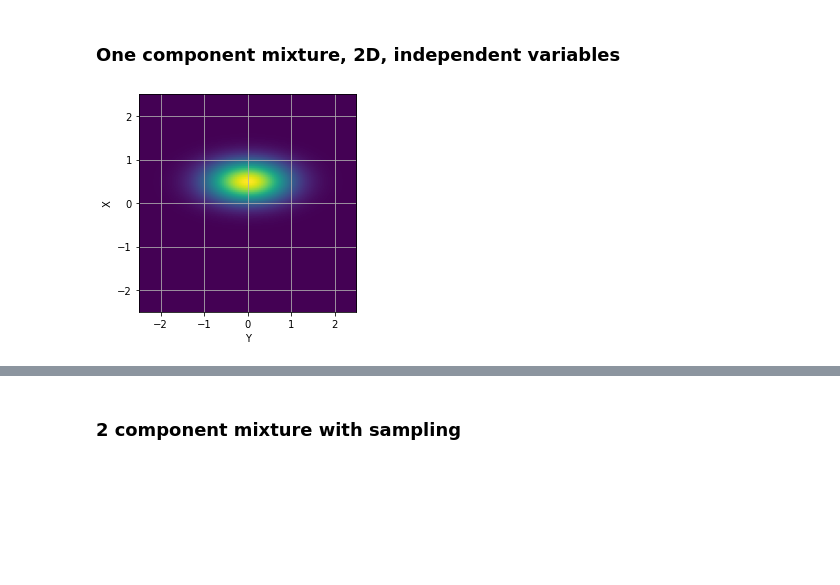
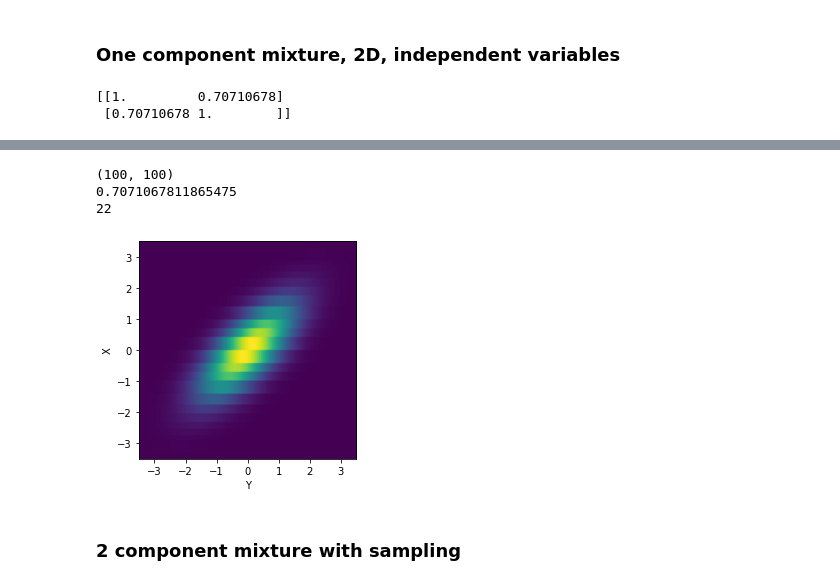
Before and after one commit to Whatisthisname/bayesian_network_to_spn, a Jupyter notebook: nb_basic_tests.ipynb, the cells around one changed output, grey strips where cells are left out. Saved outputs shown, nothing was run; the diff lists cells and outputs as text; code cells hidden in the pictures; blank space fills up the shorter version.

```diff
--- a/nb_basic_tests.ipynb
+++ b/nb_basic_tests.ipynb
@@ -6,15 +6,30 @@ if "spnhelp" in sys.modules.keys():
     del sys.modules["spnhelp"]
 import spnhelp
 from spn.structure.leaves.parametric.Parametric import Gaussian, Uniform
+from spn.structure.Base import get_number_of_nodes, Product
 import numpy as np
 import matplotlib.pyplot as plt
 import scipy.stats as stats
 from spn.algorithms.Inference import likelihood
-
-spn = Gaussian(mean=0.5, stdev=0.333, scope=0) * Gaussian(mean=0, stdev=0.66, scope=1)
-
-info = spnhelp.get_pdf_grid_values(spn, (5, 5), np.array([0, 0]), 100)
-ax = spnhelp.show_data(info);
-ax.grid(True)
+import clg
+import math
-# %% [output]
-[figure, removed]
+# %%
+X = "X" @ clg.noise
+a=0.5
+Y = "Y" @ (math.sqrt(a)*X + math.sqrt(1-a)*clg.noise)
+# display(X.get_graph(True))
+print(X.get_Σ().to_numpy())
+spn = spnhelp.clg_to_spn(X, crit_param=0.5, crit=spnhelp.CRIT_bounded_width, sloped=False)
+# spnhelp.plot_marginals(spn, X)
+display(spnhelp.get_spn_graph(spn, X))
+info1 = spnhelp.get_pdf_grid_values(spn, (7, 7), offset = np.array([0, 0]), resolution=100, )
+info2 = spnhelp.get_pdf_grid_values(spn, (7, 7), offset = np.array([0, 0]), resolution=100, pdf = lambda x : stats.multivariate_normal.pdf(x=x, mean = [0,0], cov=X.get_Σ().to_numpy()))
+total = np.row_stack([info1[0], info2[0]])
+total = info1[0]
+print(total.shape)
+spnhelp.show_data((total, (7, 7),  np.array([0, 0])))
+print(1/math.sqrt(2))
+print(get_number_of_nodes(spn, Product))
+# %% [output]
+[[1.         0.70710678]
+ [0.70710678 1.        ]]
@@ -21,3 +37,7 @@ ax.grid(True)
+(100, 100)
+0.7071067811865475
+22
+[figure, added]
 # %% [markdown]
 ### 2 component mixture with sampling
 # %%
```
Also changed, not shown: parts of 2 cells of this notebook, 8 other files.
